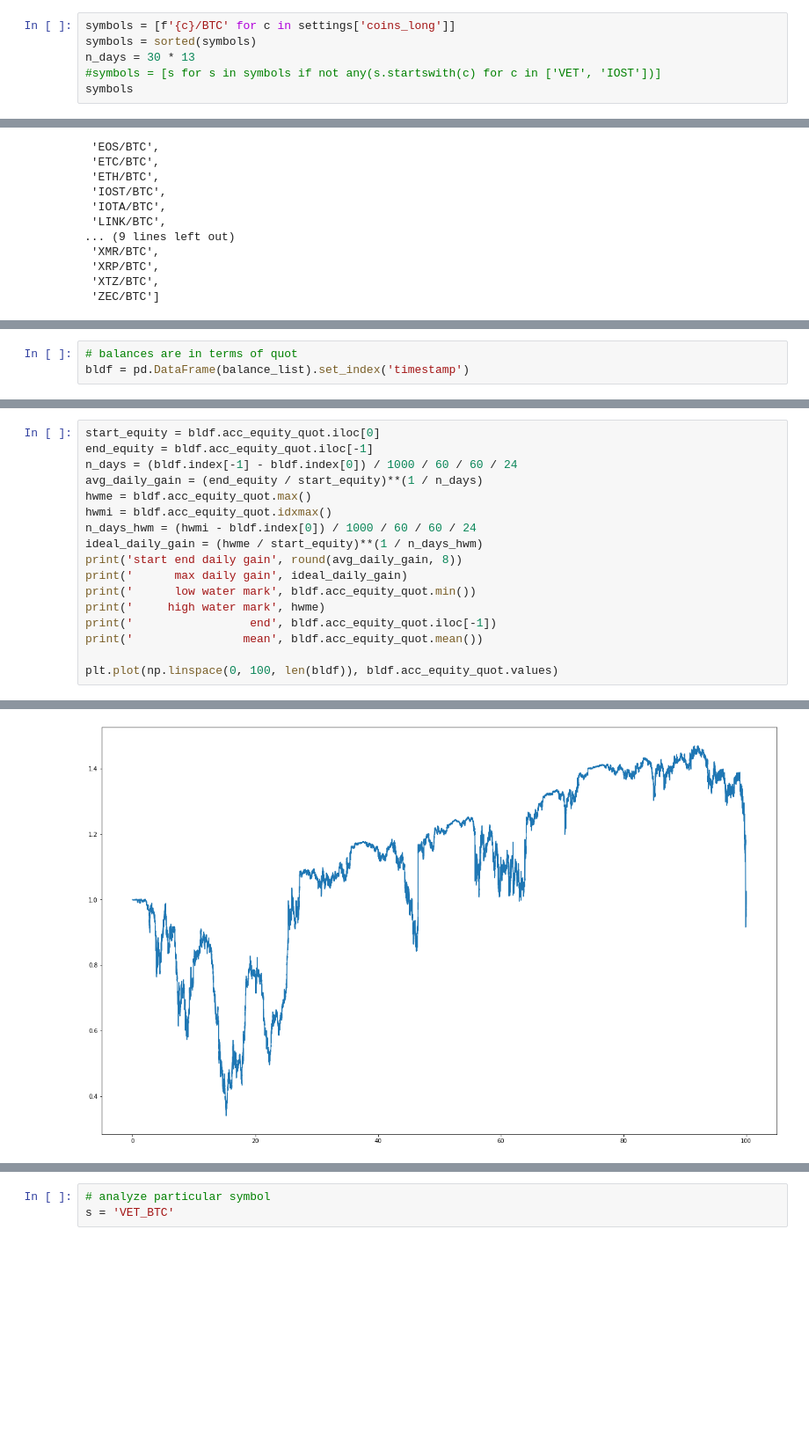
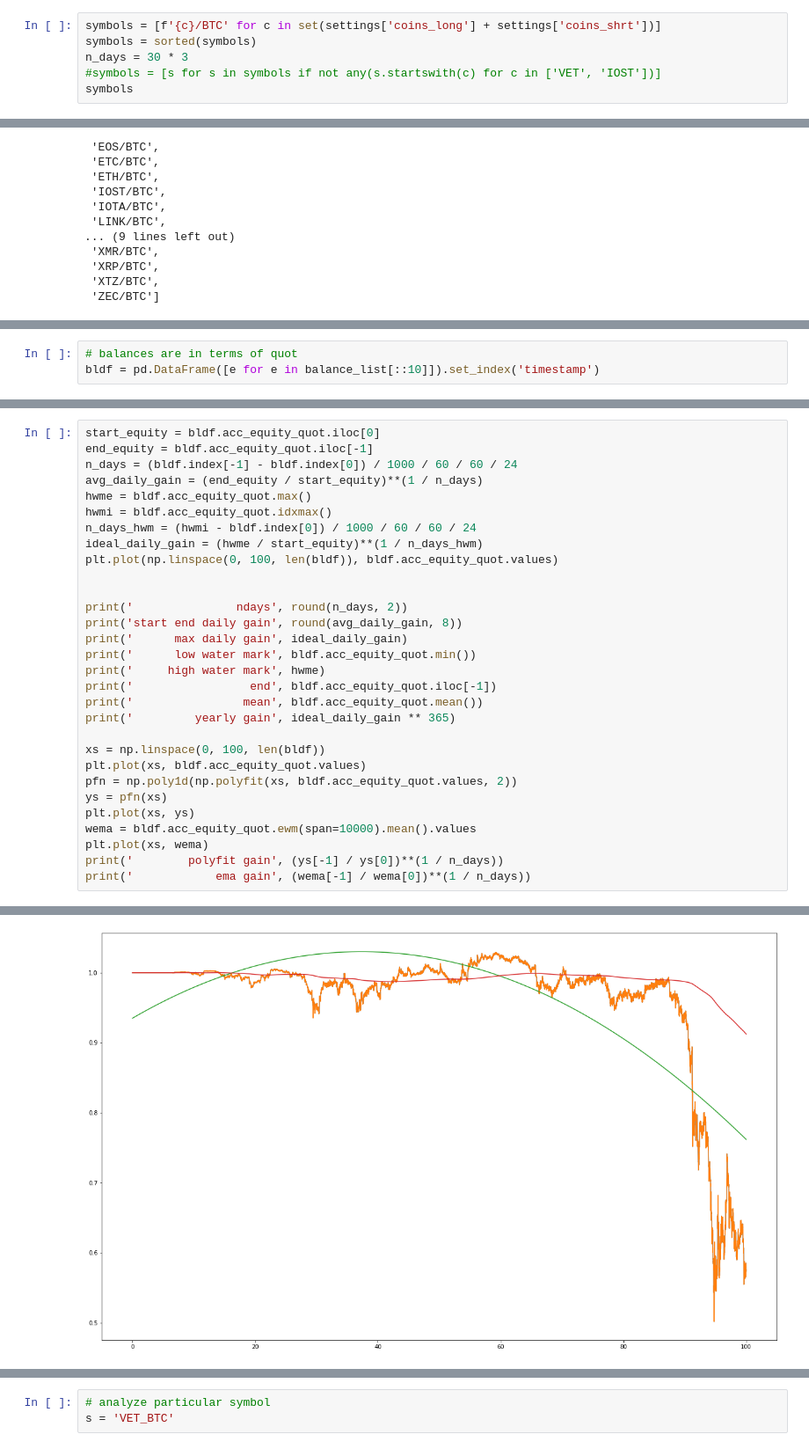
Before and after one commit to enarjord/passivbot_binance_isolated_margin_legacy, a Jupyter notebook: backtesting_notes.ipynb, the cells around one changed output, grey strips where cells are left out. Shown: that part at 88% size. Saved outputs shown, nothing was run; the diff lists cells and outputs as text; blank space fills up the shorter version.

```diff
--- a/backtesting_notes.ipynb
+++ b/backtesting_notes.ipynb
@@ -69,7 +72,7 @@ print(settings['account_equity_pct_per_trade'] * 60)
 # %%
-symbols = [f'{c}/BTC' for c in settings['coins_long']]
+symbols = [f'{c}/BTC' for c in set(settings['coins_long'] + settings['coins_shrt'])]
 symbols = sorted(symbols)
-n_days = 30 * 13
+n_days = 30 * 3
 #symbols = [s for s in symbols if not any(s.startswith(c) for c in ['VET', 'IOST'])]
 symbols
 # %% [output]
@@ -123,4 +110,4 @@ balance_list, lentr, sentr, lexit, sexit, lexitpl, sexitpl = backtest(df, settin
 # %%
 # balances are in terms of quot
-bldf = pd.DataFrame(balance_list).set_index('timestamp')
+bldf = pd.DataFrame([e for e in balance_list[::10]]).set_index('timestamp')
 # %%
@@ -142,12 +129,25 @@ hwme = bldf.acc_equity_quot.max()
 hwmi = bldf.acc_equity_quot.idxmax()
 n_days_hwm = (hwmi - bldf.index[0]) / 1000 / 60 / 60 / 24
 ideal_daily_gain = (hwme / start_equity)**(1 / n_days_hwm)
+plt.plot(np.linspace(0, 100, len(bldf)), bldf.acc_equity_quot.values)
+
+
+print('               ndays', round(n_days, 2))
 print('start end daily gain', round(avg_daily_gain, 8))
 print('      max daily gain', ideal_daily_gain)
 print('      low water mark', bldf.acc_equity_quot.min())
 print('     high water mark', hwme)
 print('                 end', bldf.acc_equity_quot.iloc[-1])
 print('                mean', bldf.acc_equity_quot.mean())
+print('         yearly gain', ideal_daily_gain ** 365)
 
-plt.plot(np.linspace(0, 100, len(bldf)), bldf.acc_equity_quot.values)
+xs = np.linspace(0, 100, len(bldf))
+plt.plot(xs, bldf.acc_equity_quot.values)
+pfn = np.poly1d(np.polyfit(xs, bldf.acc_equity_quot.values, 2))
+ys = pfn(xs)
+plt.plot(xs, ys)
+wema = bldf.acc_equity_quot.ewm(span=10000).mean().values
+plt.plot(xs, wema)
+print('        polyfit gain', (ys[-1] / ys[0])**(1 / n_days))
+print('            ema gain', (wema[-1] / wema[0])**(1 / n_days))
 # %% [output]
@@ -161,4 +164,4 @@ start end daily gain 1.00005403
-[figure, old version]
+[figure, new version]
 # %%
 bldf.acc_debt_quot.plot()
 # %% [output]
```
Also changed, not shown: parts of 15 cells of this notebook.
